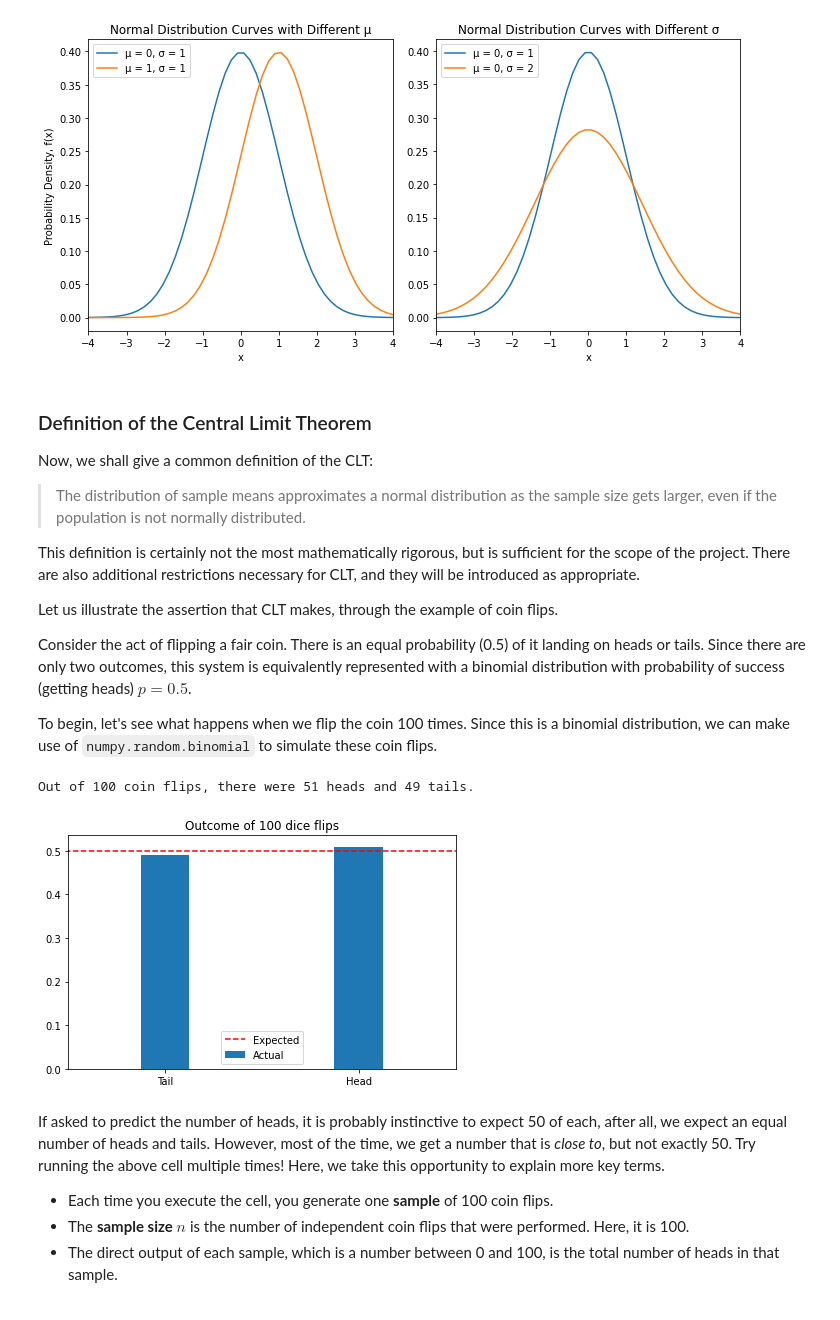
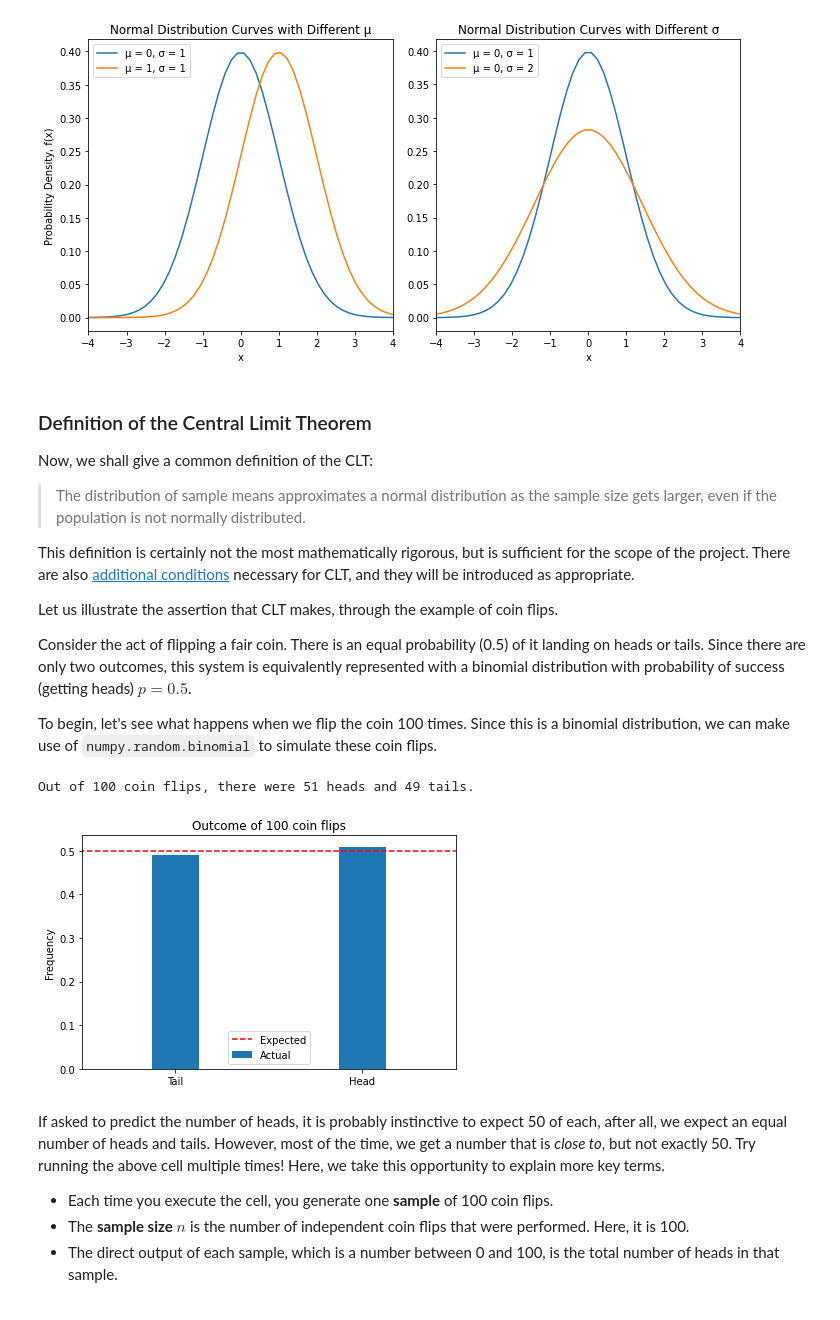
Before and after one commit to kubrian/central-weiner-theorem, a Jupyter notebook: Central Weiner Theorem.ipynb, the cells around one changed output. Cells and saved outputs as stored; diff of their text form; code cells hidden in the pictures.

```diff
--- a/Central Weiner Theorem.ipynb
+++ b/Central Weiner Theorem.ipynb
@@ -140,7 +151,7 @@ Now, we shall give a common definition of the CLT:
 
 > The distribution of sample means approximates a normal distribution as the sample size gets larger, even if the population is not normally distributed.
 
-This definition is certainly not the most mathematically rigorous, but is sufficient for the scope of the project. There are also additional restrictions necessary for CLT, and they will be introduced as appropriate.
+This definition is certainly not the most mathematically rigorous, but is sufficient for the scope of the project. There are also [additional conditions](#Additional-Conditions) necessary for CLT, and they will be introduced as appropriate.
 
 Let us illustrate the assertion that CLT makes, through the example of coin flips.
 
@@ -150,34 +161,35 @@ To begin, let's see what happens when we flip the coin 100 times. Since this is
 # %%
 n = 100
 p = 0.5
 
 # Labels
 flip_outcomes = ['Tail', 'Head']
 
 # Generating data
 # Count the number of heads after flipping a coin n times, each with probability p of landing on heads.
 num_heads = np.random.binomial(n=n,p=p)
 num_tails = n - num_heads
 
 # Show outcome
 print(f'Out of {n} coin flips, there were {num_heads} heads and {num_tails} tails.')
 
 # Plot
+# Actual
+plt.bar(flip_outcomes, [num_tails/n, num_heads/n], width=0.25, label='Actual')
 # Expected
-plt.bar(flip_outcomes, [num_tails/n, num_heads/n], width=0.25, label='Actual')
-# Actual
 plt.hlines(y=0.5, xmin=-0.6, xmax=1.6, linestyles='--',
            colors='red', label='Expected')
 
 # Customize and Show
 plt.xlim([-0.5, 1.5])
+plt.ylabel('Frequency')
 plt.title(f'Outcome of {n} coin flips')
 plt.legend(loc='lower center')
 plt.tight_layout()
 plt.show()
 # %% [output]
 Out of 100 coin flips, there were 51 heads and 49 tails.
-[figure, old version]
+[figure, new version]
 # %% [markdown]
 If asked to predict the number of heads, it is probably instinctive to expect 50 of each, after all, we expect an equal number of heads and tails. However, most of the time, we get a number that is *close to*, but not exactly 50. Try running the above cell multiple times! Here, we take this opportunity to explain more key terms.
 
```
Also changed, not shown: parts of 25 cells of this notebook, 1 other file.
